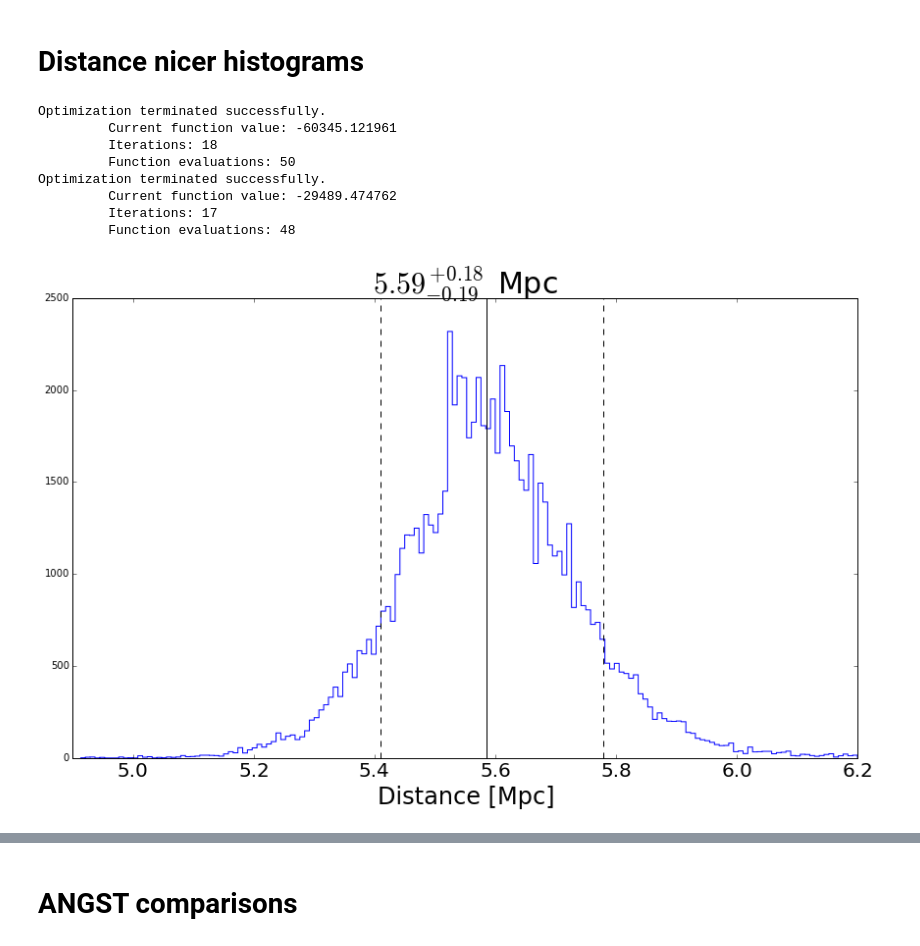
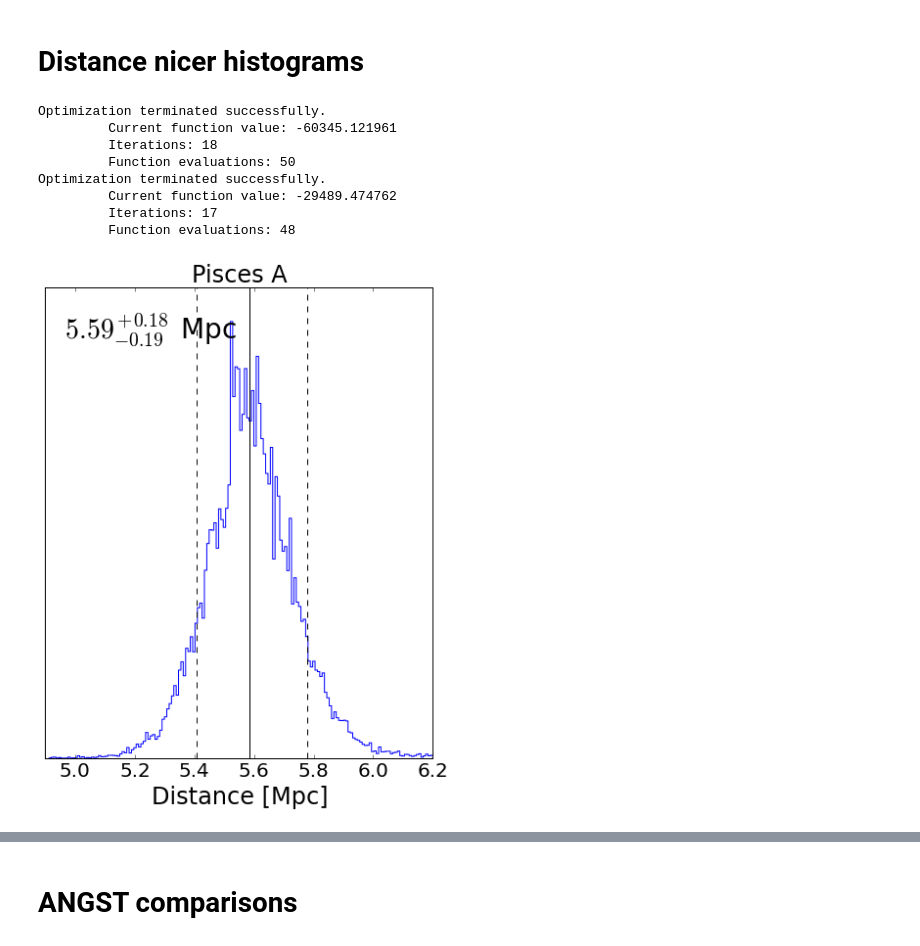
Before and after one commit to eteq/piscdwarfs_hst, a Jupyter notebook: MCMC Distance and ANGST comparisons.ipynb, the cells around one changed output, grey strips where cells are left out. Cells and saved outputs as stored; diff of their text form; code cells hidden in the pictures.

```diff
--- a/MCMC Distance and ANGST comparisons.ipynb
+++ b/MCMC Distance and ANGST comparisons.ipynb
@@ -298,40 +296,48 @@ np.savez('PiscAB_distances.npz', piscA_dist_Mpc=d_distrA.Mpc, piscB_dist_Mpc=d_d
 # %%
 from astroML import plotting
 
-def dist_hist(distr, xlims=None, bins='knuth'):
+def dist_hist(distr, xlims=None, bins='knuth', txtright=True):
     distr = distr.ravel().to(u.Mpc).value
 
     plotting.hist(distr, bins=bins, histtype='step', range=xlims)
 
     p10, p50, p90 = np.percentile(distr, [10, 50, 90])
     plt.axvline(p50, color='k')
     plt.axvline(p10, color='k', ls='dashed')
     plt.axvline(p90, color='k', ls='dashed')
 
-    plt.title(r'${0:.2f}^<+{1:.2f}>_<{2:.2f}>$ Mpc'.format(p50,p50-p10,p50-p90).replace('<','{').replace('>','}'), fontsize=30)
+    statsstr = r'${0:.2f}^<+{1:.2f}>_<{2:.2f}>$ Mpc'.format(p50,p50-p10,p50-p90).replace('<','{').replace('>','}')
+
+    xtxt = 0.95 if txtright else 0.05
+    ha = 'right' if txtright else 'left'
+    plt.text(xtxt,0.95, statsstr, transform=plt.gca().transAxes, fontsize=28, ha=ha,va='top')
 
     if xlims is not None:
         plt.xlim(*xlims)
     plt.xlabel('Distance [Mpc]',fontsize=24)
     plt.xticks(fontsize=20)
+    plt.yticks([])
 
 
-plt.figure(figsize=(12,8))
-dist_hist(d_distrA, (4.9,6.2), 'knuth')
+plt.figure(figsize=(6,8))
+dist_hist(d_distrA, (4.9,6.2), 'knuth',txtright=False)
+plt.title('Pisces A', fontsize=24)
 plt.tight_layout()
 plt.savefig('/Users/erik/Documents/presentations/Chile15/PiscA_dist.pdf')
 
-plt.figure(figsize=(12,8))
+plt.figure(figsize=(6,8))
 dist_hist(d_distrB, (7,11.5), 'knuth')
+plt.xticks([7,8,9,10,11])
+plt.title('Pisces B', fontsize=24)
 plt.tight_layout()
 plt.savefig('/Users/erik/Documents/presentations/Chile15/PiscB_dist.pdf')
 # %% [output]
 Optimization terminated successfully.
          Current function value: -60345.121961
          Iterations: 18
          Function evaluations: 50
 Optimization terminated successfully.
          Current function value: -29489.474762
          Iterations: 17
          Function evaluations: 48
-[figure, old version]
+[figure, new version]
```
Also changed, not shown: parts of 10 cells of this notebook, 4 other files.
